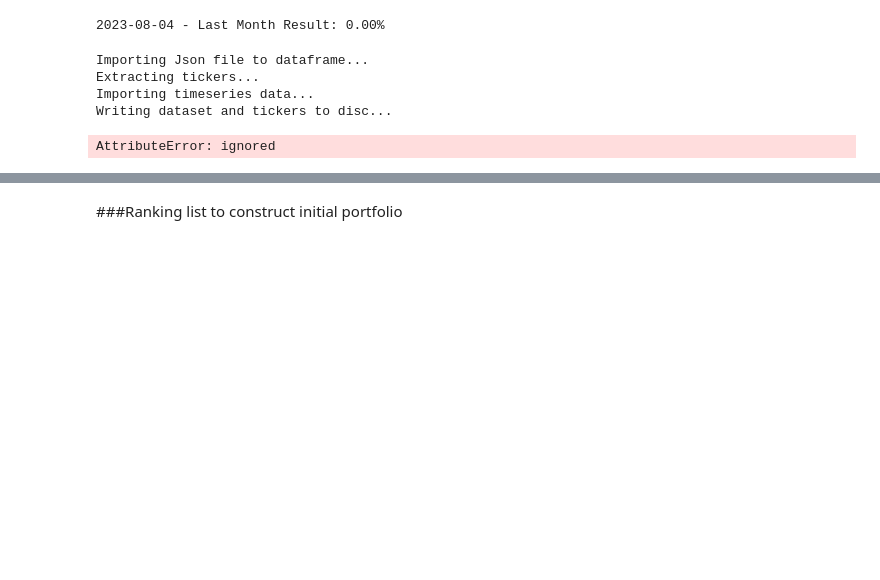
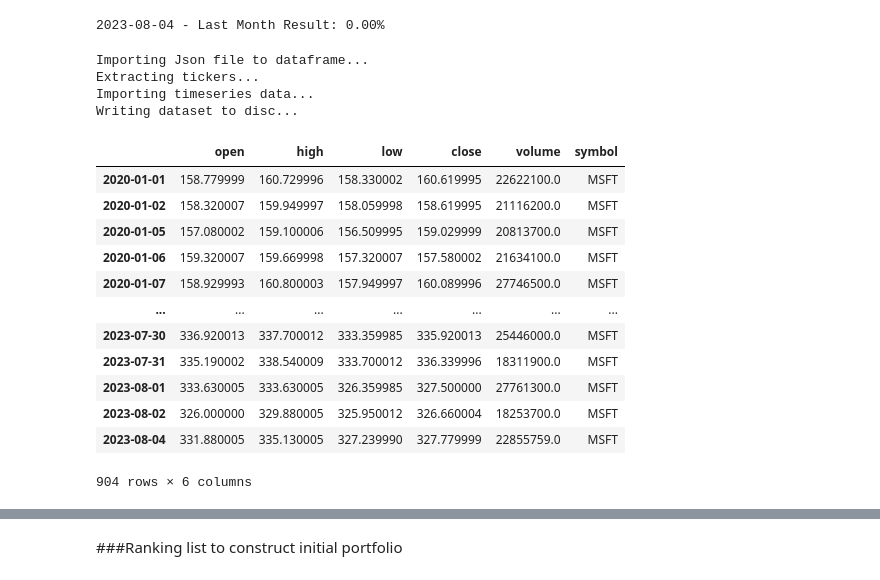
Before and after one commit to helmieresearch/helmieresearch, a Jupyter notebook: Ranking_Model_US_Equities.ipynb, the cells around one changed output, grey strips where cells are left out. Saved outputs shown, nothing was run; the diff lists cells and outputs as text; code cells hidden in the pictures; blank space fills up the shorter version.

```diff
--- a/Ranking_Model_US_Equities.ipynb
+++ b/Ranking_Model_US_Equities.ipynb
@@ -167,16 +167,16 @@ print("Importing timeseries data..." )
 symbols = xjse
 tickers = Ticker(symbols, asynchronous=True)
 data = tickers.history(start= start, end=end, interval='1d')
-data= data.drop(['adjclose','dividends','splits'],axis=1)
+data = data.drop(['adjclose','dividends','splits'],axis=1)
 
 
 #Convert dataframe to csv and save to disc
-print("Writing dataset and tickers to disc..." )
+print("Writing dataset to disc..." )
 df1.to_csv("tickers.csv")
 data.to_csv("jse_stocks.csv")
 
 resetindex = data.reset_index(inplace = True)
-
+data['date'] =  pd.to_datetime(data['date']).dt.strftime('%Y-%m-%d')
 for i, g in data.groupby('symbol'):
     g.to_csv('/content/Stocks/{}.csv'.format(i), header=True, index_label=False)
 
@@ -198,7 +198,7 @@ df = pd.DataFrame (mylist, columns = ['tickers'])
 df.to_csv("/content/tickers.csv")
 
 #Change date format to Year-Month-Day
-df_new['date'] =  pd.to_datetime(df_new['date']).dt.strftime('%Y-%m-%d')
+#df_new['date'] =  pd.to_datetime(df_new['date'])#.dt.strftime('%Y-%m-%d')
 
 df_new.set_index('date', inplace=True)
 
@@ -208,8 +208,24 @@ for i, g in df_new.groupby('symbol'):
 Importing Json file to dataframe...
 Extracting tickers...
 Importing timeseries data...
-Writing dataset and tickers to disc...
+Writing dataset to disc...
-AttributeError: ignored
+# %%
+MSFT = pd.read_csv("/content/Stocks_final3/MSFT.csv")
+MSFT
+# %% [output]
+|  | open | high | low | close | volume | symbol |
+| 2020-01-01 | 158.779999 | 160.729996 | 158.330002 | 160.619995 | 22622100.0 | MSFT |
+| 2020-01-02 | 158.320007 | 159.949997 | 158.059998 | 158.619995 | 21116200.0 | MSFT |
+| 2020-01-05 | 157.080002 | 159.100006 | 156.509995 | 159.029999 | 20813700.0 | MSFT |
+| 2020-01-06 | 159.320007 | 159.669998 | 157.320007 | 157.580002 | 21634100.0 | MSFT |
+| 2020-01-07 | 158.929993 | 160.800003 | 157.949997 | 160.089996 | 27746500.0 | MSFT |
+| ... | ... | ... | ... | ... | ... | ... |
+| 2023-07-30 | 336.920013 | 337.700012 | 333.359985 | 335.920013 | 25446000.0 | MSFT |
+| 2023-07-31 | 335.190002 | 338.540009 | 333.700012 | 336.339996 | 18311900.0 | MSFT |
+| 2023-08-01 | 333.630005 | 333.630005 | 326.359985 | 327.500000 | 27761300.0 | MSFT |
+| 2023-08-02 | 326.000000 | 329.880005 | 325.950012 | 326.660004 | 18253700.0 | MSFT |
+| 2023-08-04 | 331.880005 | 335.130005 | 327.239990 | 327.779999 | 22855759.0 | MSFT |
+904 rows × 6 columns
 # %%
 symbols = xjse
 tickers = Ticker(symbols, asynchronous=True)
```
Also changed, not shown: parts of 4 cells of this notebook.
